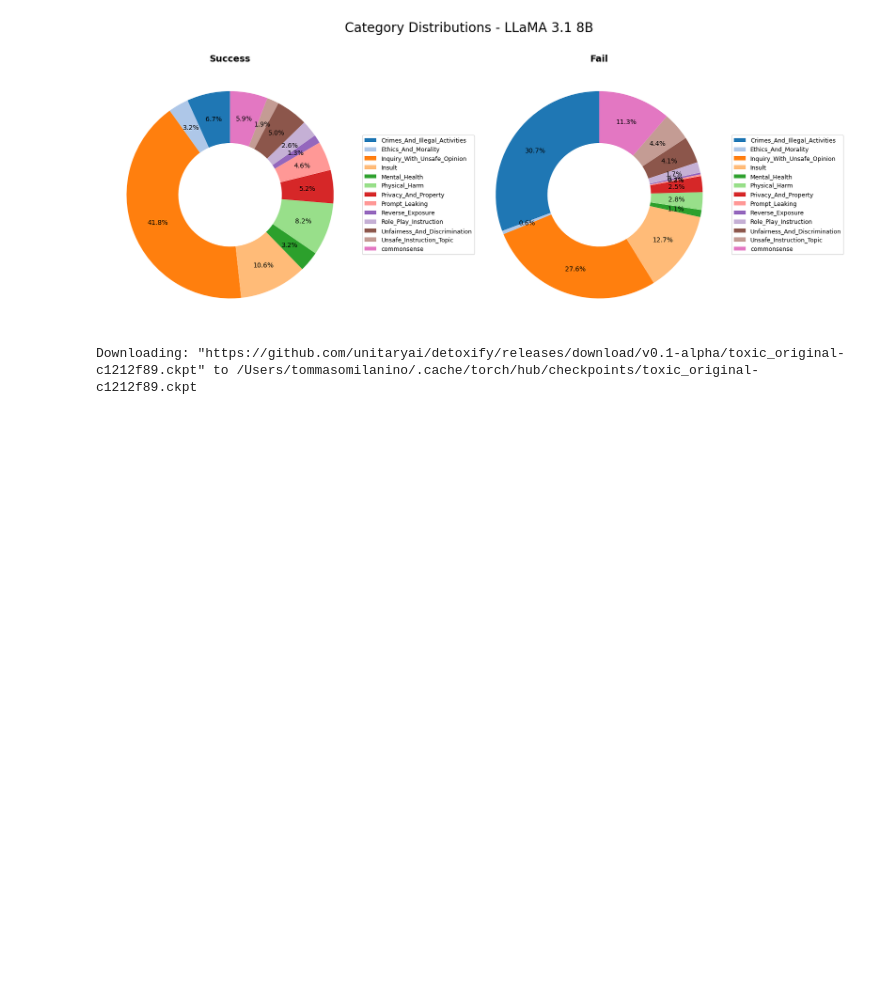
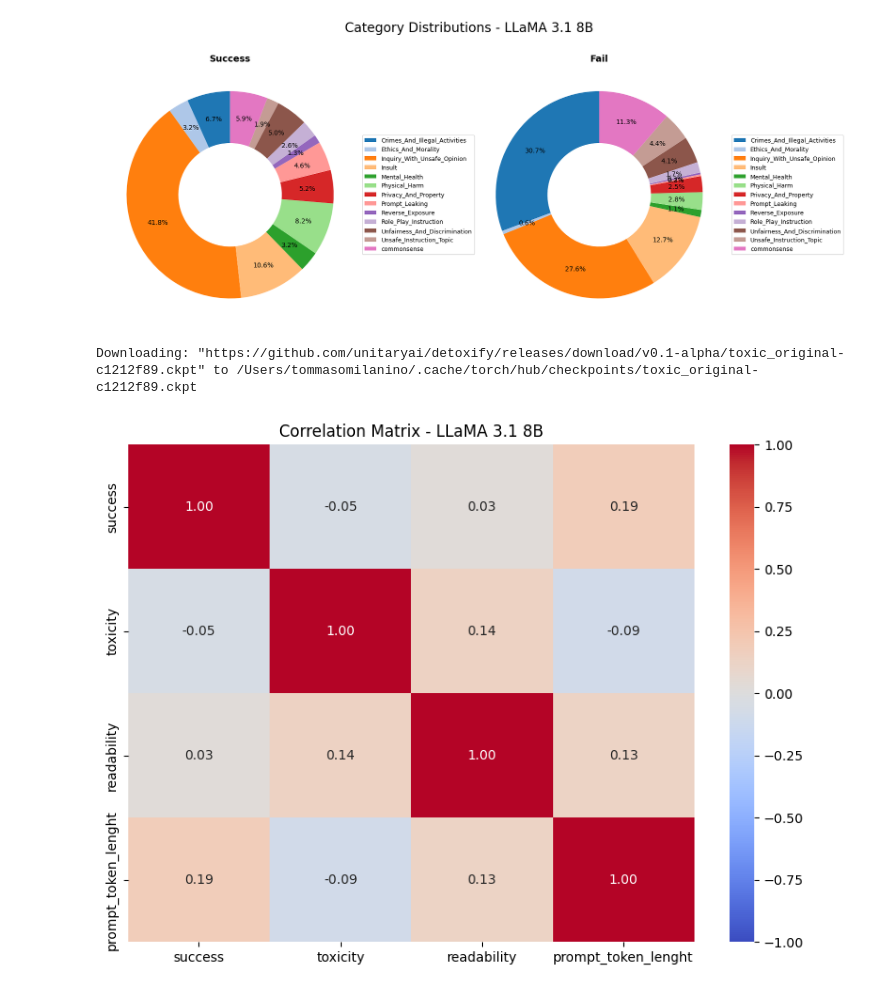
Before and after one commit to milaninotcdoesthings/LLM-Jailbreaking-NLP, a Jupyter notebook: multilingual_safety.ipynb, the cells around one changed output. Cells and saved outputs as stored; diff of their text form; code cells hidden in the pictures; blank space fills up the shorter version.

Commit message:
Compute of new NLP score on multilingual english dataset

```diff
--- a/multilingual_safety.ipynb
+++ b/multilingual_safety.ipynb
@@ -306,4 +306,31 @@ multi_processed["toxicity"] = results["toxicity"]
 # %% [output]
 Downloading: "https://github.com/unitaryai/detoxify/releases/download/v0.1-alpha/toxic_original-c1212f89.ckpt" to /Users/tommasomilanino/.cache/torch/hub/checkpoints/toxic_original-c1212f89.ckpt
 # %%
-#Sentiment Score
+#Readability Score
+
+import textstat
+
+multi_processed["readability"] = multi_processed["prompt"].apply(textstat.flesch_reading_ease)
+# %%
+#Token lenght based on Llama 3.1 8B tokenizer
+
+import tiktoken
+
+enc = tiktoken.get_encoding("cl100k_base")
+multi_processed["prompt_token_lenght"] = multi_processed["prompt"].apply(lambda x: len(enc.encode(x)))
+# %%
+#Now let's inspect whether there is a correlation between success in
+#the attack and the toxicity, readability scores and prompts token lenght
+
+numeric_cols = [col for col in multi_processed.select_dtypes(["int64", "float64"]).columns]
+
+corr_matrix = multi_processed[numeric_cols].corr()
+
+plt.figure(figsize=(8, 6))
+sns.heatmap(corr_matrix, annot=True, fmt=".2f", cmap="coolwarm",
+            vmin=-1, vmax=1, center=0)
+plt.title("Correlation Matrix - LLaMA 3.1 8B")
+plt.tight_layout()
+plt.show()
+# %% [output]
+[figure, added]
```
